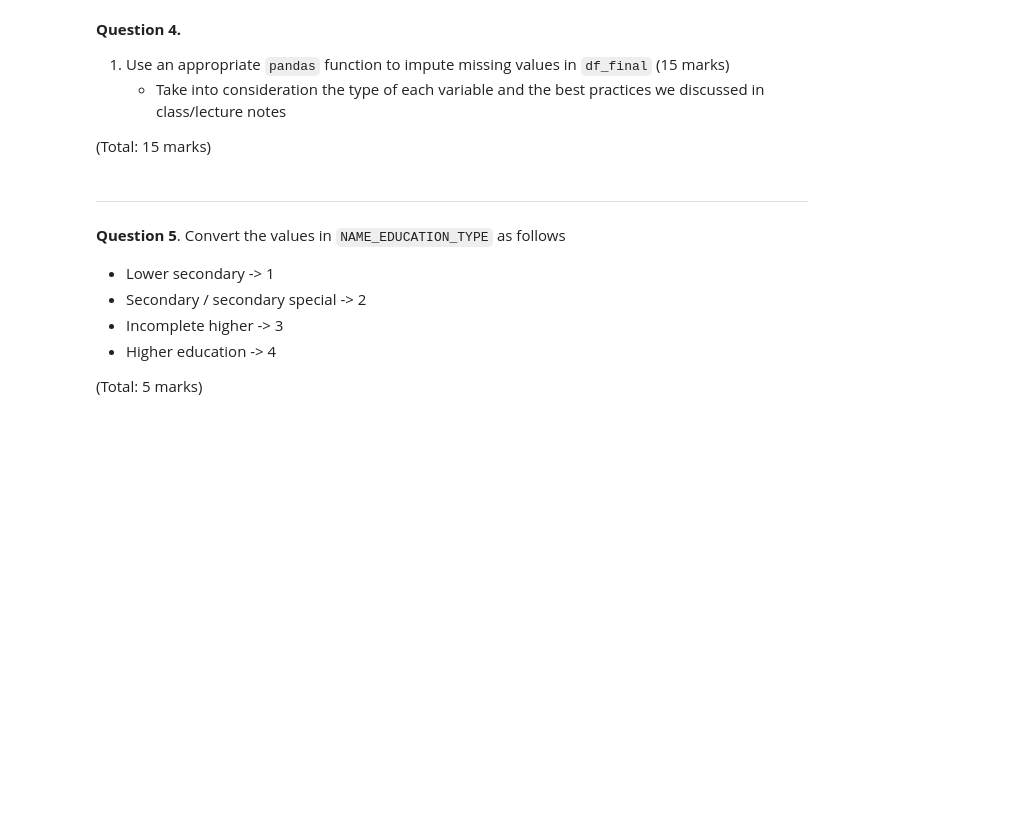
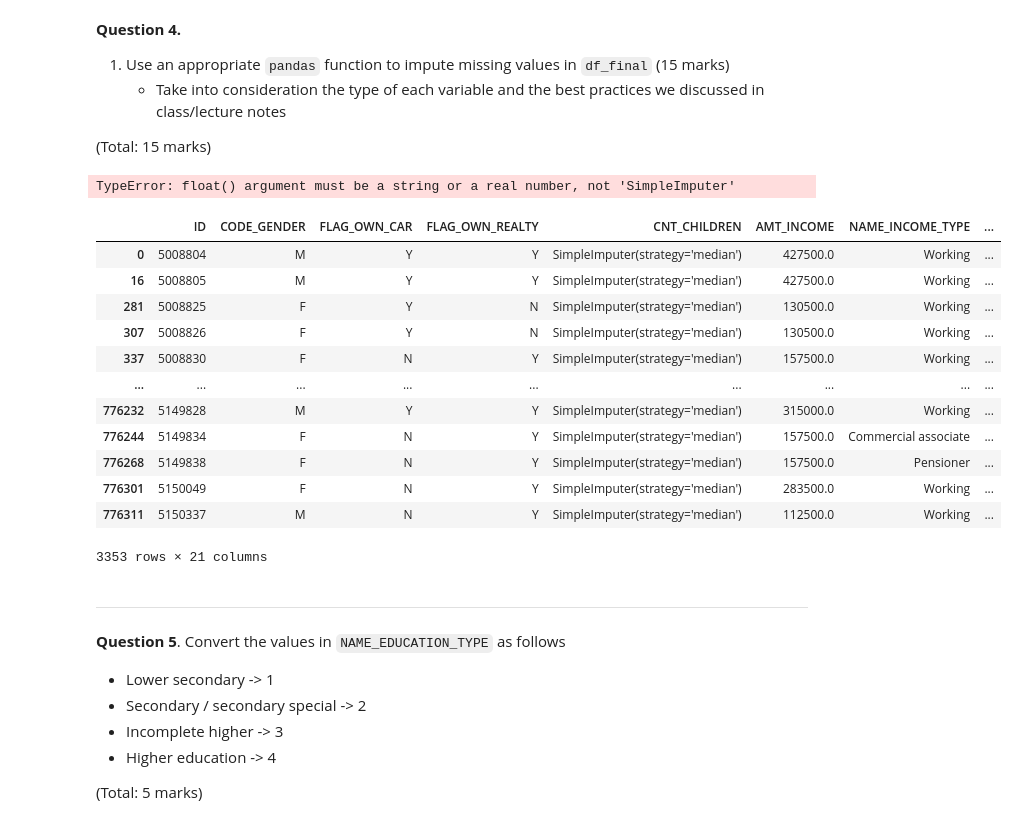
Before and after one commit to Aydza/BUSA8001, a Jupyter notebook: Assessment/Assignment1-S2-2024/Assignment1-S2-2024.ipynb, the cells around one changed output. Cells and saved outputs as stored; diff of their text form; code cells hidden in the pictures; blank space fills up the shorter version.

```diff
--- a/Assessment/Assignment1-S2-2024/Assignment1-S2-2024.ipynb
+++ b/Assessment/Assignment1-S2-2024/Assignment1-S2-2024.ipynb
@@ -299,3 +287,52 @@ df_final.drop("ID", axis='columns')
+# %%
+# ---- provide your code here -----
+#4.1
+#replace NULL valies using scikit libraries
+from sklearn.impute import SimpleImputer
+import numpy as np
+
+df_final=SimpleImputer(missing_values = np.nan, strategy='mean').fit(df_final['CNT_CHILDREN']) # use mean imputation as missing values are numeric
+df_final=SimpleImputer(missing_values = np.nan, strategy='median').fit(df_final['CNT_CHILDREN'] ) # use mean imputation as missing values are categorical
+df_final= SimpleImputer(missing_values = np.nan, strategy='most_frequent').fit(df_final['OCCUPATION_TYPE']) # use mode imputation as missing values are nominal
+
+#impute missing value for CNT_CHILDREN
+imeanr = SimpleImputer(missing_values = np.nan, strategy='mean') # use mean imputation as missing values are numeric
+imeanr = imeanr.fit(df)  # .values is used to export pandas dataframe into numpy array
+
+imputed_data = imr.transform(df)
+imputed_data # notice that the data is transferred back into a NumPy array
+
+#impute missing value for NAME_EDUCATION_TYPE
+imr = SimpleImputer(missing_values = np.nan, strategy='mean') # use mean imputation as missing values are categorical
+imr = imr.fit(df)  # .values is used to export pandas dataframe into numpy array
+
+imputed_data = imr.transform(df)
+imputed_data # notice that the data is transferred back into a NumPy array
+
+#impute missing value for OCCUPATION_TYPE
+imr = SimpleImputer(missing_values = np.nan, strategy='mean') # use mode imputation as missing values are nominal
+imr = imr.fit(df)  # .values is used to export pandas dataframe into numpy array
+
+imputed_data = imr.transform(df)
+imputed_data # notice that the data is transferred back into a NumPy array
+# %% [output]
+TypeError: float() argument must be a string or a real number, not 'SimpleImputer'
+# %%
+df_final
+# %% [output]
+|  | ID | CODE_GENDER | FLAG_OWN_CAR | FLAG_OWN_REALTY | CNT_CHILDREN | AMT_INCOME | NAME_INCOME_TYPE | ... |
+| 0 | 5008804 | M | Y | Y | SimpleImputer(strategy='median') | 427500.0 | Working | ... |
+| 16 | 5008805 | M | Y | Y | SimpleImputer(strategy='median') | 427500.0 | Working | ... |
+| 281 | 5008825 | F | Y | N | SimpleImputer(strategy='median') | 130500.0 | Working | ... |
+| 307 | 5008826 | F | Y | N | SimpleImputer(strategy='median') | 130500.0 | Working | ... |
+| 337 | 5008830 | F | N | Y | SimpleImputer(strategy='median') | 157500.0 | Working | ... |
+| ... | ... | ... | ... | ... | ... | ... | ... | ... |
+| 776232 | 5149828 | M | Y | Y | SimpleImputer(strategy='median') | 315000.0 | Working | ... |
+| 776244 | 5149834 | F | N | Y | SimpleImputer(strategy='median') | 157500.0 | Commercial associate | ... |
+| 776268 | 5149838 | F | N | Y | SimpleImputer(strategy='median') | 157500.0 | Pensioner | ... |
+| 776301 | 5150049 | F | N | Y | SimpleImputer(strategy='median') | 283500.0 | Working | ... |
+| 776311 | 5150337 | M | N | Y | SimpleImputer(strategy='median') | 112500.0 | Working | ... |
+3353 rows × 21 columns
 # %% [markdown]
 <hr style="width:25%;margin-left:0;">
 
```
Also changed, not shown: parts of 8 cells of this notebook, 1 other file.
